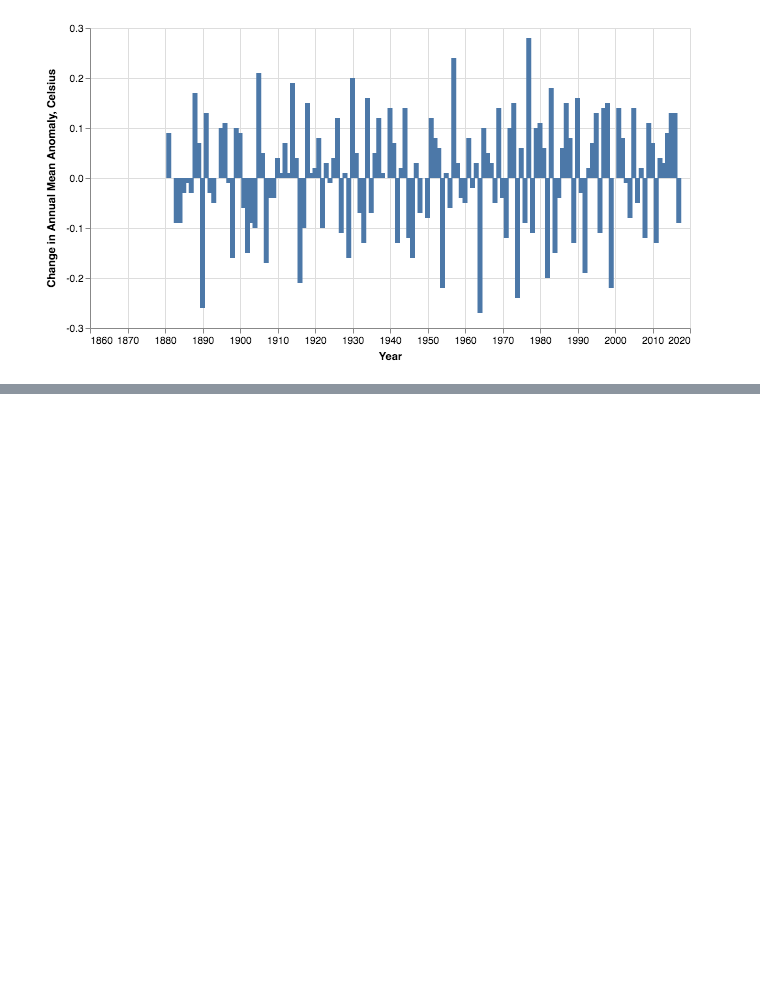
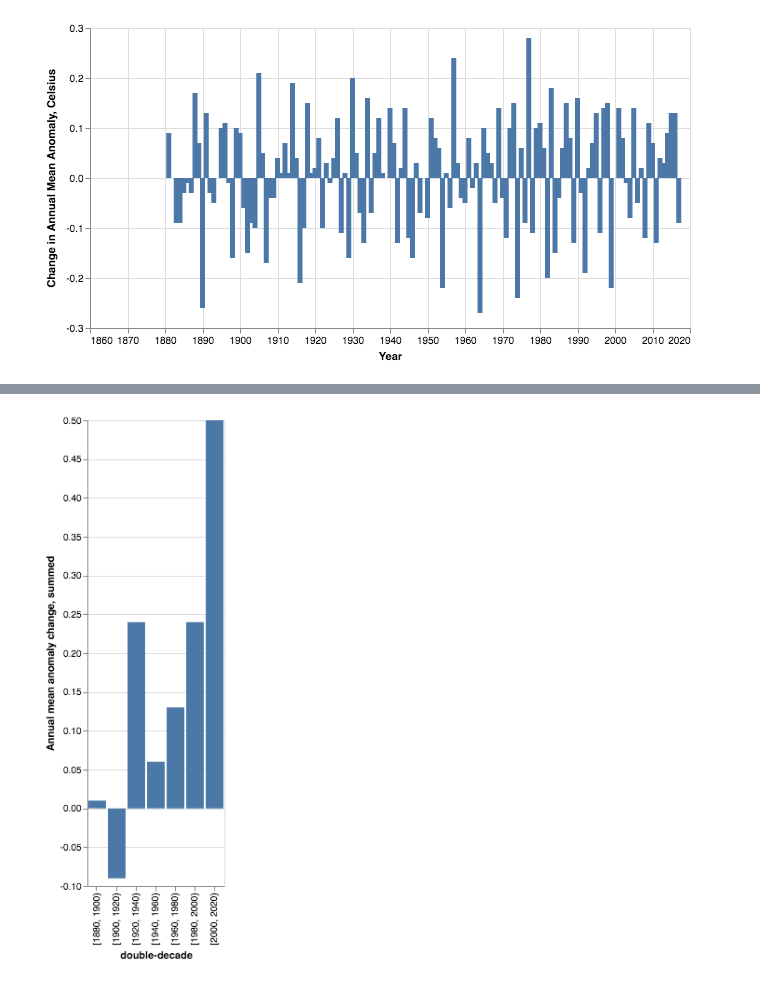
Before and after one commit to dannguyen/altair-dataviz, a Jupyter notebook: nasa-climate/Visualization guide for Global Temperature Data.ipynb, the cells around one changed output, grey strips where cells are left out. Cells and saved outputs as stored; diff of their text form; code cells hidden in the pictures; blank space fills up the shorter version.

```diff
--- a/nasa-climate/Visualization guide for Global Temperature Data.ipynb
+++ b/nasa-climate/Visualization guide for Global Temperature Data.ipynb
@@ -118,0 +140,12 @@ alt.Chart(meandf).mark_bar().encode(x='decade:O', y=ycode).configure_view(width=
+# %%
+# 20 year periods
+
+aggdf = meandf.copy()
+periods = np.arange(1880, 2030, 20)
+aggdf['period'] = pd.cut(aggdf['year'], periods, include_lowest=True, precision=0, right=False)
+aggdf.tail(10)
+
+xcode = alt.X('period:O', axis=alt.Axis(title='double-decade'))
+ycode = alt.Y('sum(delta_mean)', axis=alt.Axis(title='Annual mean anomaly change, summed'))
+alt.Chart(aggdf).mark_bar().encode(x=xcode, y=ycode).configure_view(width=700, height=500)
+# %% [output]
@@ -118,0 +153 @@ alt.Chart(meandf).mark_bar().encode(x='decade:O', y=ycode).configure_view(width=
+[figure, added]
```
Also changed, not shown: parts of 7 cells of this notebook.
